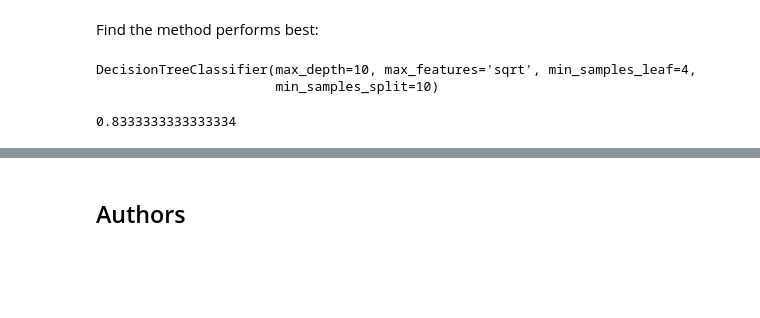
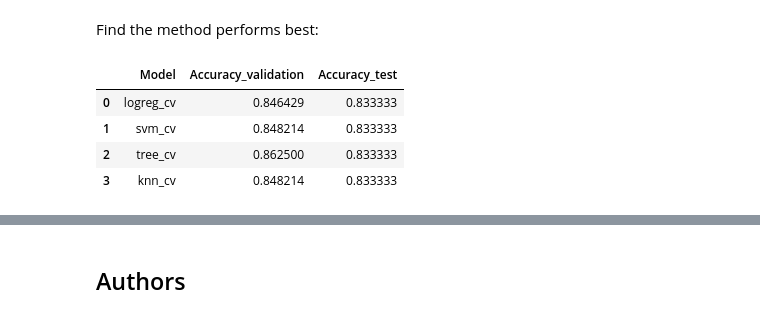
Before and after one commit to ManuC-023/SpaceY.-Data-Driven-Space, a Jupyter notebook: SpaceX-Machine-Learning-Prediction-Part-5-v1-MCC.ipynb, the cells around one changed output, grey strips where cells are left out. Saved outputs shown, nothing was run; the diff lists cells and outputs as text; code cells hidden in the pictures; blank space fills up the shorter version.

```diff
--- a/SpaceX-Machine-Learning-Prediction-Part-5-v1-MCC.ipynb
+++ b/SpaceX-Machine-Learning-Prediction-Part-5-v1-MCC.ipynb
@@ -365,20 +351,23 @@ plot_confusion_matrix(Y_test,yhat)
 ## TASK  12
 # %% [markdown]
 Find the method performs best:
-# %%
-tree=DecisionTreeClassifier(
-    criterion='gini',
-    max_depth=10,
-    max_features='sqrt',
-    min_samples_leaf=4,
-    min_samples_split=10,
-    splitter='best')
-
-tree.fit(X_train, Y_train)
-# %% [output]
-DecisionTreeClassifier(max_depth=10, max_features='sqrt', min_samples_leaf=4,
-                       min_samples_split=10)
-# %%
-tree.score(X_test, Y_test)
-# %% [output]
-0.8333333333333334
+# %%
+models_df = pd.DataFrame({
+    'Model': ['logreg_cv', 'svm_cv', 'tree_cv', 'knn_cv'],
+    'Accuracy_validation': [logreg_cv.best_score_,
+                            svm_cv.best_score_,
+                            tree_cv.best_score_,
+                            knn_cv.best_score_],
+    'Accuracy_test': [logreg_cv.score(X_test, Y_test),
+                      svm_cv.score(X_test, Y_test),
+                      tree_cv.score(X_test, Y_test),
+                      knn_cv.score(X_test, Y_test)]
+})
+
+models_df
+# %% [output]
+|  | Model | Accuracy_validation | Accuracy_test |
+| 0 | logreg_cv | 0.846429 | 0.833333 |
+| 1 | svm_cv | 0.848214 | 0.833333 |
+| 2 | tree_cv | 0.862500 | 0.833333 |
+| 3 | knn_cv | 0.848214 | 0.833333 |
```
Also changed, not shown: parts of 14 cells of this notebook.
